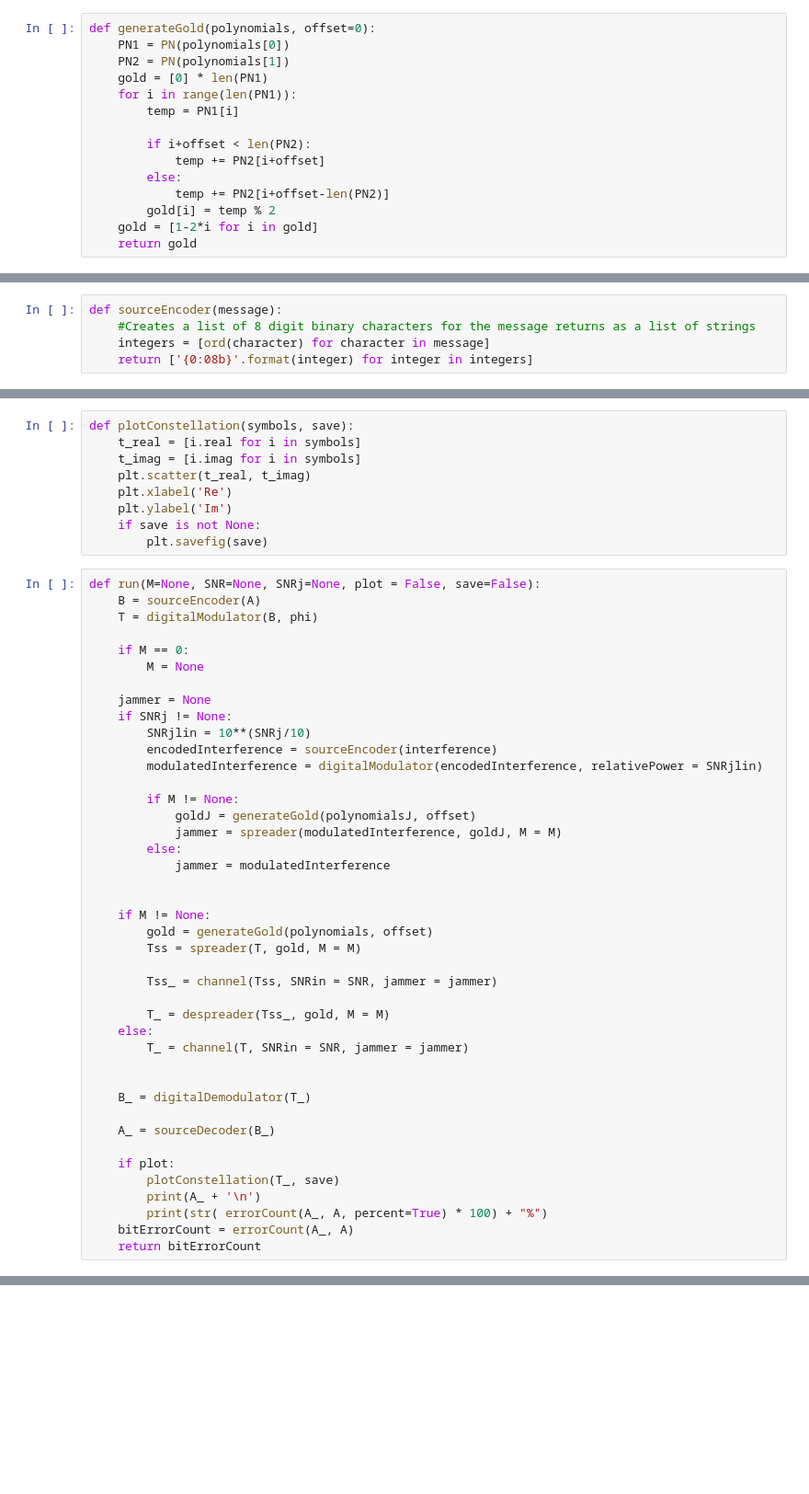
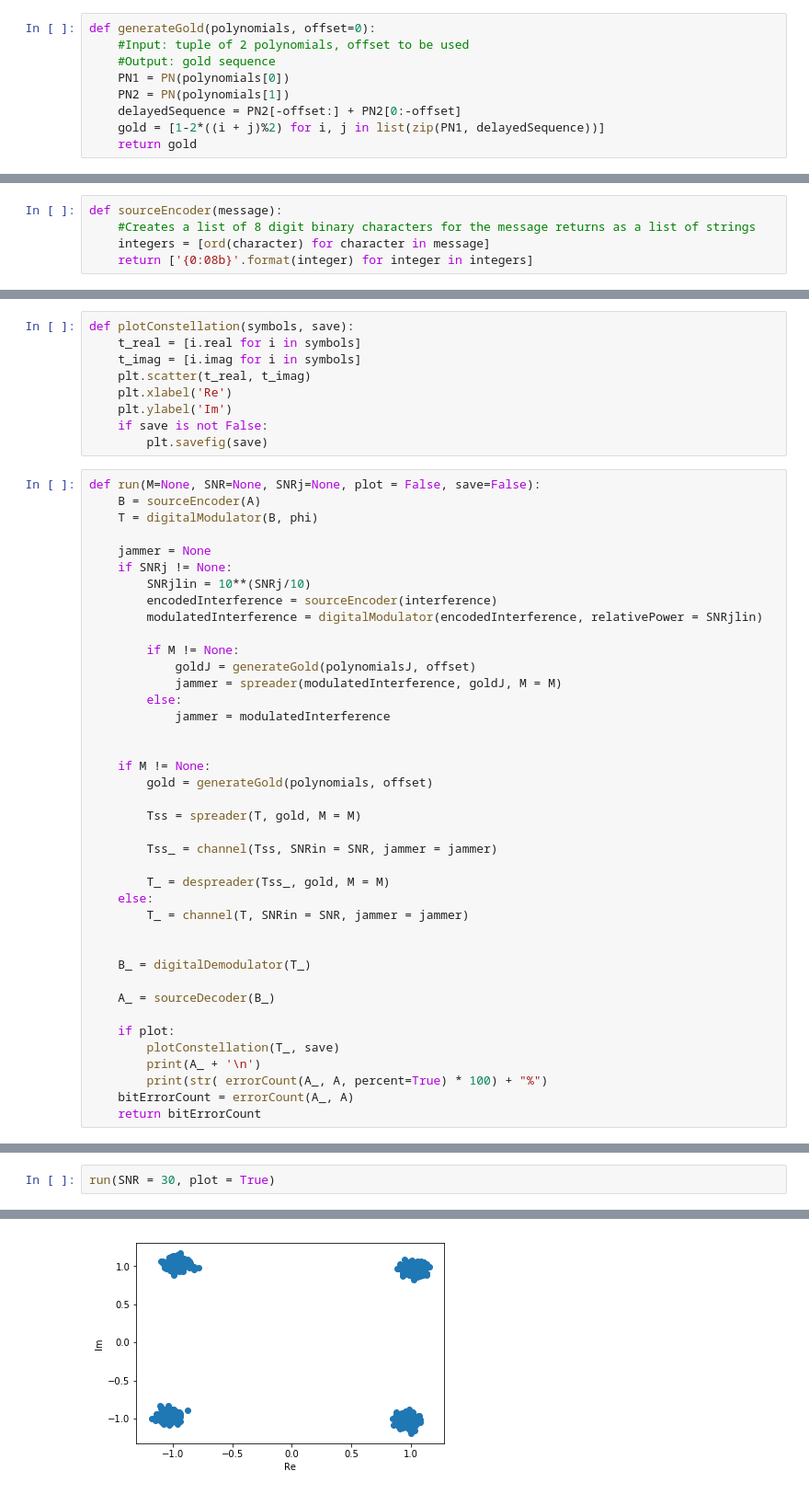
Before and after one commit to EdwardStables/CommsCW, a Jupyter notebook: Jupyter Workings/Workbook for signal processing.ipynb, the cells around one changed output, grey strips where cells are left out. Shown: that part at 92% size. Saved outputs shown, nothing was run; the diff lists cells and outputs as text; blank space fills up the shorter version.

Commit message:
updated gold sequence generation

```diff
--- a/Jupyter Workings/Workbook for signal processing.ipynb
+++ b/Jupyter Workings/Workbook for signal processing.ipynb
@@ -61,16 +73,10 @@ def spreader(T, gold, M = 1):
     return output
 # %%
 def generateGold(polynomials, offset=0):
+    #Input: tuple of 2 polynomials, offset to be used
+    #Output: gold sequence
     PN1 = PN(polynomials[0])
     PN2 = PN(polynomials[1])
-    gold = [0] * len(PN1)
-    for i in range(len(PN1)):
-        temp = PN1[i]
-
-        if i+offset < len(PN2):
-            temp += PN2[i+offset]
-        else:
-            temp += PN2[i+offset-len(PN2)]
-        gold[i] = temp % 2
-    gold = [1-2*i for i in gold]
+    delayedSequence = PN2[-offset:] + PN2[0:-offset]
+    gold = [1-2*((i + j)%2) for i, j in list(zip(PN1, delayedSequence))]
     return gold
@@ -162,15 +171,12 @@ def plotConstellation(symbols, save):
     plt.scatter(t_real, t_imag)
     plt.xlabel('Re')
     plt.ylabel('Im')
-    if save is not None:
+    if save is not False:
         plt.savefig(save)
 # %%
 def run(M=None, SNR=None, SNRj=None, plot = False, save=False):
     B = sourceEncoder(A)
     T = digitalModulator(B, phi)
-
-    if M == 0:
-        M = None
 
     jammer = None
     if SNRj != None:
@@ -187,6 +193,7 @@ def run(M=None, SNR=None, SNRj=None, plot = False, save=False):
 
     if M != None:
         gold = generateGold(polynomials, offset)
+
         Tss = spreader(T, gold, M = M)
 
         Tss_ = channel(Tss, SNRin = SNR, jammer = jammer)
@@ -248,0 +244,3 @@ plot(errorCounter)
+# %%
+run(SNR = 30, plot = True)
+# %% [output]
@@ -248,0 +251 @@ plot(errorCounter)
+[figure, added]
```
Also changed, not shown: parts of 24 cells of this notebook, 3 other files.
